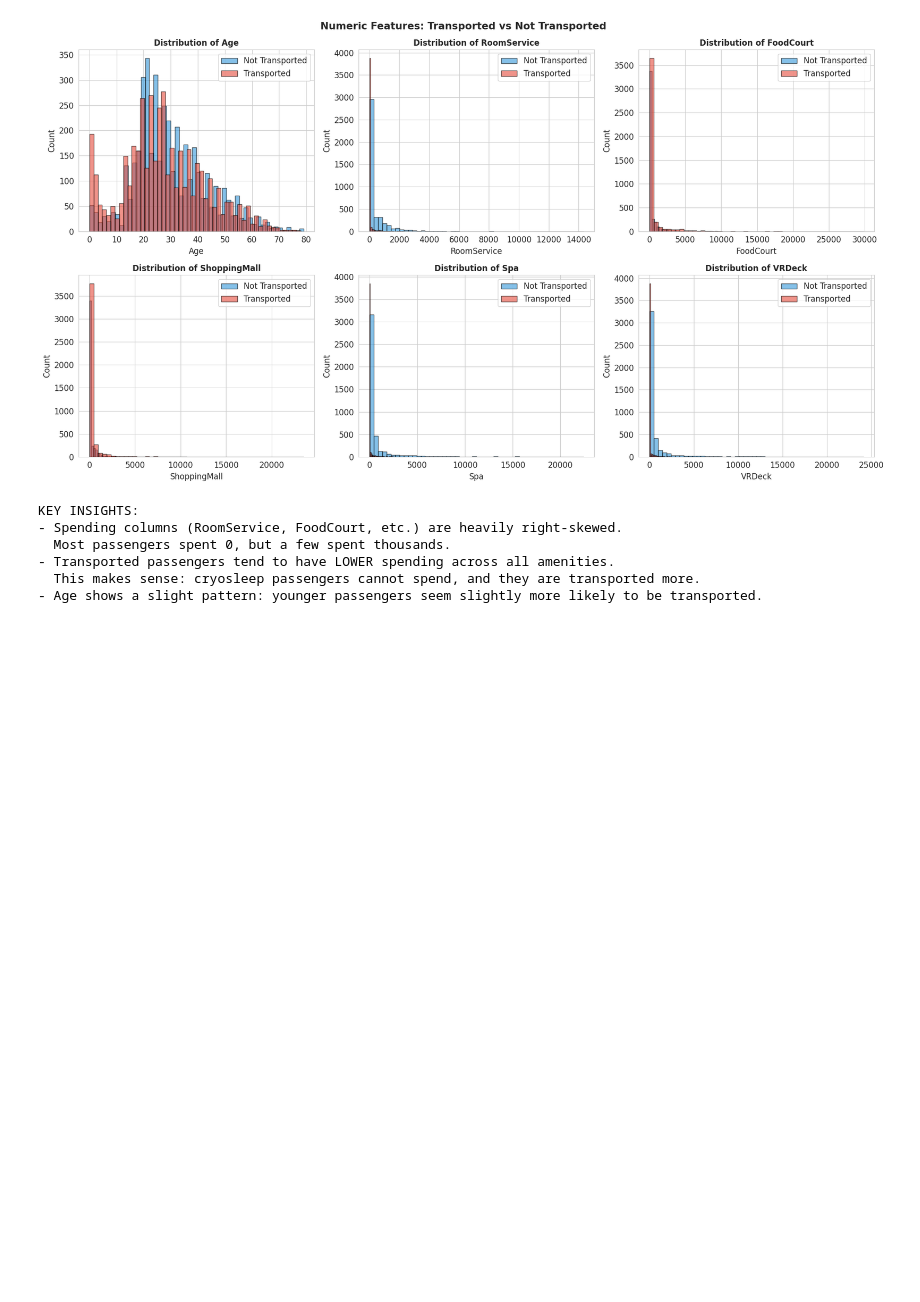
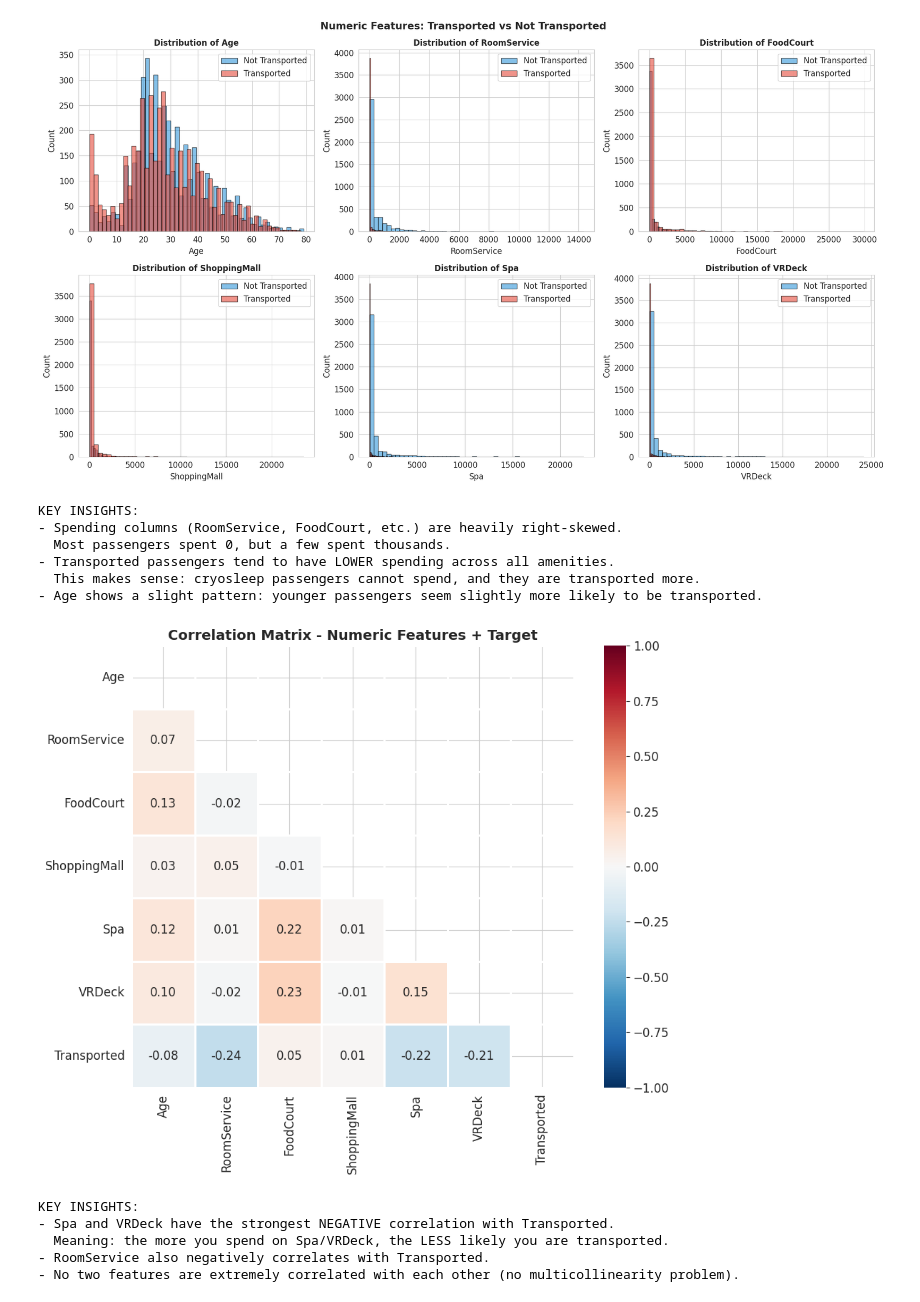
Before and after one commit to sneha-rangole/Machine-Learning-with-Patient-Drug-Data, a Jupyter notebook: spaceship-titanic-complete-machine-learning.ipynb, the cells around one changed output. Drawn from its saved outputs; the diff is of its cells as text; code cells hidden in the pictures; blank space fills up the shorter version.

```diff
--- a/spaceship-titanic-complete-machine-learning.ipynb
+++ b/spaceship-titanic-complete-machine-learning.ipynb
@@ -325,3 +325,32 @@ KEY INSIGHTS:
 - Transported passengers tend to have LOWER spending across all amenities.
   This makes sense: cryosleep passengers cannot spend, and they are transported more.
 - Age shows a slight pattern: younger passengers seem slightly more likely to be transported.
+# %%
+# Correlation heatmap of numeric features with the target
+numeric_for_corr = train[numeric_cols + ['Transported']].copy()
+numeric_for_corr['Transported'] = numeric_for_corr['Transported'].astype(int)
+corr_matrix = numeric_for_corr.corr()
+
+fig, ax = plt.subplots(figsize=(10, 8))
+mask = np.triu(np.ones_like(corr_matrix, dtype=bool))
+sns.heatmap(corr_matrix, mask=mask, annot=True, fmt='.2f', cmap='RdBu_r',
+            center=0, square=True, linewidths=1, ax=ax,
+            vmin=-1, vmax=1)
+ax.set_title('Correlation Matrix - Numeric Features + Target', fontsize=14, fontweight='bold')
+plt.tight_layout()
+plt.savefig('chart_05_correlation_heatmap.png', dpi=150, bbox_inches='tight')
+plt.show()
+# %% [output]
+[figure, added]
+# %%
+print("KEY INSIGHTS:")
+print("- Spa and VRDeck have the strongest NEGATIVE correlation with Transported.")
+print("  Meaning: the more you spend on Spa/VRDeck, the LESS likely you are transported.")
+print("- RoomService also negatively correlates with Transported.")
+print("- No two features are extremely correlated with each other (no multicollinearity problem).")
+# %% [output]
+KEY INSIGHTS:
+- Spa and VRDeck have the strongest NEGATIVE correlation with Transported.
+  Meaning: the more you spend on Spa/VRDeck, the LESS likely you are transported.
+- RoomService also negatively correlates with Transported.
+- No two features are extremely correlated with each other (no multicollinearity problem).
```
